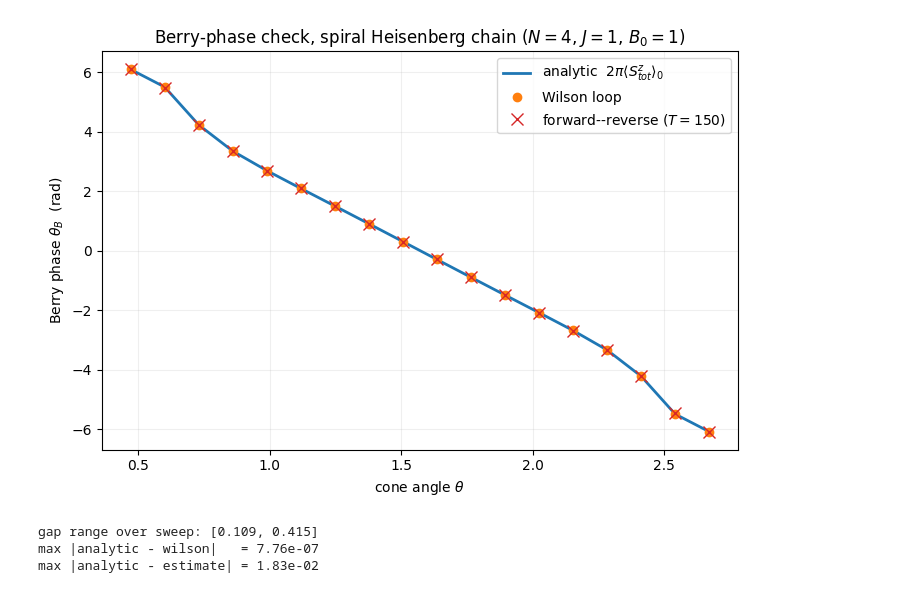
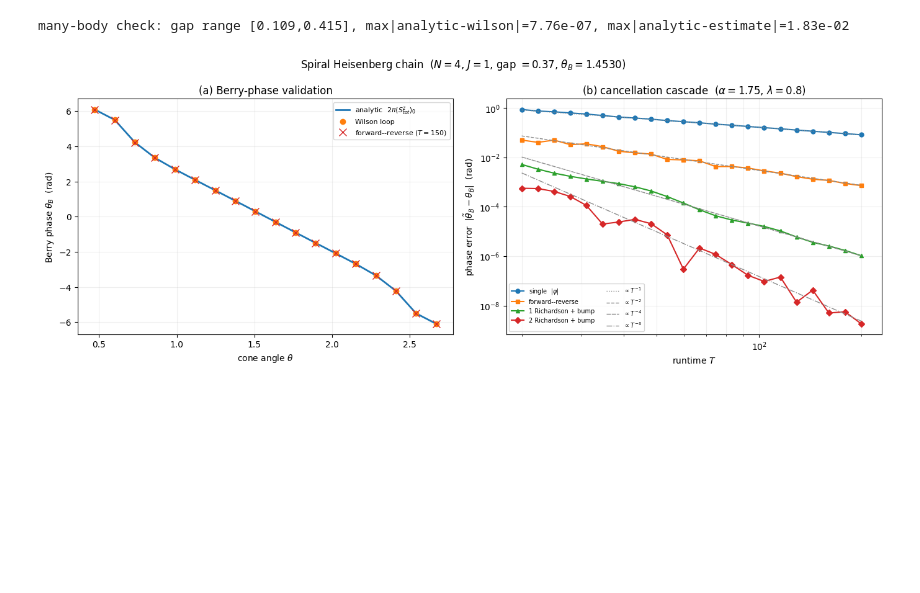
Before and after one commit to CKiumi/berry-phase-cancellation, a Jupyter notebook: experiments.ipynb, the cells around one changed output. Drawn from its saved outputs; the diff is of its cells as text; code cells hidden in the pictures; blank space fills up the shorter version.

```diff
--- a/experiments.ipynb
+++ b/experiments.ipynb
@@ -287,34 +269,44 @@ over $[0.11,0.42]$.
 # %%
-N, J, B0, T_CHECK = 4, 1.0, 1.0, 150.0
+fig, (axA, axB) = plt.subplots(1, 2, figsize=(13.8, 5.2))
+N, J, B0 = 4, 1.0, 1.0
+
+# (a) Berry-phase validation over the cone angle.
+Tchk = 150.0
 thetas = np.linspace(0.15 * np.pi, 0.85 * np.pi, 18)
-
 analytic, wilson, estimate, gaps = [], [], [], []
 for th in thetas:
     m = SpiralHeisenbergChain(N=N, J=J, B0=B0, theta=float(th))
     raw = 2.0 * np.pi * float(np.real(m.psi0.conj() @ m.Sz_tot @ m.psi0))
     analytic.append(raw)
     gaps.append(m.gap)
     wilson.append(raw + float(wrap_to_pi(berry_phase_wilson(m, 2000) - raw)))
-    est = float(np.ravel(_theta_B_forward_reverse(m, T_CHECK, steps=1))[0])
+    est = float(np.ravel(_theta_B_forward_reverse(m, Tchk, steps=1))[0])
     estimate.append(raw + float(wrap_to_half_pi(est - raw)))
+analytic = np.array(analytic)
+axA.plot(thetas, analytic, "-", lw=2, color="C0", label=r"analytic  $2\pi\langle S^z_{tot}\rangle_0$")
+axA.plot(thetas, wilson, "o", ms=6, color="C1", label="Wilson loop")
+axA.plot(thetas, estimate, "x", ms=8, color="C3", label=rf"forward--reverse ($T={Tchk:.0f}$)")
+axA.set_xlabel(r"cone angle $\theta$")
+axA.set_ylabel(r"Berry phase $\theta_B$  (rad)")
+axA.set_title("(a) Berry-phase validation")
+axA.legend(fontsize=8)
+axA.grid(True, alpha=0.2)
+print(f"many-body check: gap range [{min(gaps):.3f},{max(gaps):.3f}], "
+      f"max|analytic-wilson|={np.max(np.abs(analytic-wilson)):.2e}, "
+      f"max|analytic-estimate|={np.max(np.abs(analytic-estimate)):.2e}")
 
-analytic = np.array(analytic)
-fig, ax = plt.subplots(figsize=(7.2, 5.0))
-ax.plot(thetas, analytic, "-", lw=2, color="C0", label=r"analytic  $2\pi\langle S^z_{tot}\rangle_0$")
-ax.plot(thetas, wilson, "o", ms=6, color="C1", label="Wilson loop")
-ax.plot(thetas, estimate, "x", ms=8, color="C3", label=rf"forward--reverse ($T={T_CHECK:.0f}$)")
-ax.set_xlabel(r"cone angle $\theta$")
-ax.set_ylabel(r"Berry phase $\theta_B$  (rad)")
-ax.set_title(rf"Berry-phase check, spiral Heisenberg chain ($N={N}$, $J={J:g}$, $B_0={B0:g}$)")
-ax.legend()
-ax.grid(True, alpha=0.2)
+# (b) error-cancellation cascade.
+model = SpiralHeisenbergChain(N=N, J=J, B0=B0, theta=0.4 * np.pi)
+LAM, ALPHA = 0.8, 1.75
+T = np.geomspace(20.0, 200.0, 22)
+cascade_panel(axB, model, T, LAM, ALPHA)
+axB.set_xlim(18.0, 230.0)
+axB.set_title(rf"(b) cancellation cascade  ($\alpha={ALPHA:g}$, $\lambda={LAM:g}$)")
+
+fig.suptitle(rf"Spiral Heisenberg chain  ($N={N}$, $J={J:g}$, gap $={model.gap:.2f}$, "
+             rf"$\theta_B={model.berry_phase:.4f}$)", fontsize=12)
 fig.tight_layout()
 plt.show()
-print(f"gap range over sweep: [{min(gaps):.3f}, {max(gaps):.3f}]")
-print(f"max |analytic - wilson|   = {np.max(np.abs(analytic - wilson)):.2e}")
-print(f"max |analytic - estimate| = {np.max(np.abs(analytic - estimate)):.2e}")
 # %% [output]
+many-body check: gap range [0.109,0.415], max|analytic-wilson|=7.76e-07, max|analytic-estimate|=1.83e-02
-[figure, old version]
+[figure, new version]
-gap range over sweep: [0.109, 0.415]
-max |analytic - wilson|   = 7.76e-07
-max |analytic - estimate| = 1.83e-02
```
Also changed, not shown: parts of 12 cells of this notebook, 1 other file.
